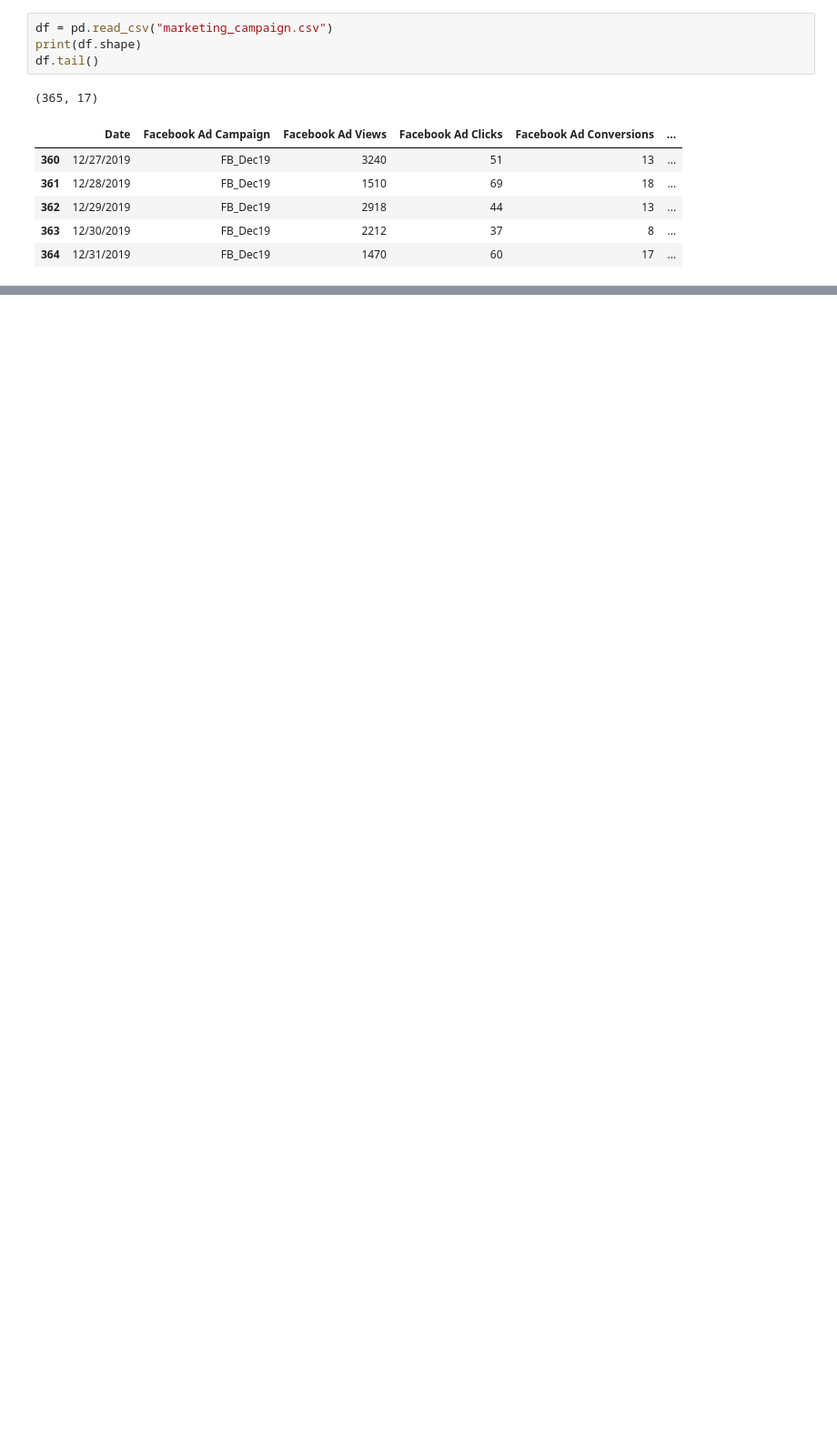
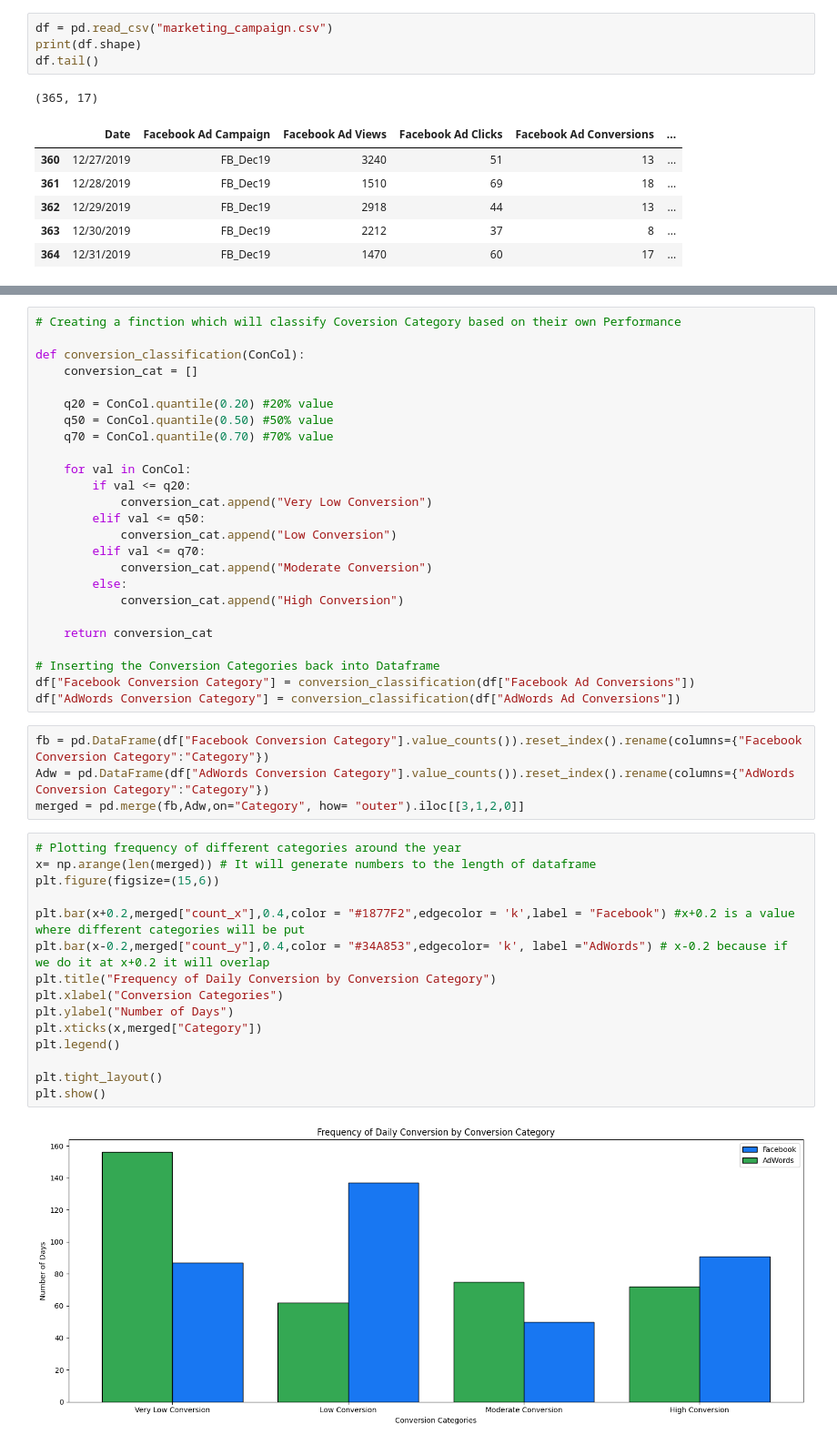
Before and after one commit to Azewkhan/Marketing-Campaign, a Jupyter notebook: Ad_campaign_Analysis.ipynb, the cells around one changed output, grey strips where cells are left out. Shown at 91% size. Saved outputs shown, nothing was run; the diff lists cells and outputs as text; blank space fills up the shorter version.

```diff
--- a/Ad_campaign_Analysis.ipynb
+++ b/Ad_campaign_Analysis.ipynb
@@ -102,0 +81,46 @@ plt.title("Number of clicks on Adwords")
+# %%
+# Creating a finction which will classify Coversion Category based on their own Performance
+
+def conversion_classification(ConCol):
+    conversion_cat = []
+
+    q20 = ConCol.quantile(0.20) #20% value
+    q50 = ConCol.quantile(0.50) #50% value
+    q70 = ConCol.quantile(0.70) #70% value
+
+    for val in ConCol:
+        if val <= q20:
+            conversion_cat.append("Very Low Conversion")
+        elif val <= q50:
+            conversion_cat.append("Low Conversion")
+        elif val <= q70:
+            conversion_cat.append("Moderate Conversion")
+        else:
+            conversion_cat.append("High Conversion")
+
+    return conversion_cat
+
+# Inserting the Conversion Categories back into Dataframe
+df["Facebook Conversion Category"] = conversion_classification(df["Facebook Ad Conversions"])
+df["AdWords Conversion Category"] = conversion_classification(df["AdWords Ad Conversions"])
+# %%
+fb = pd.DataFrame(df["Facebook Conversion Category"].value_counts()).reset_index().rename(columns={"Facebook Conversion Category":"Category"})
+Adw = pd.DataFrame(df["AdWords Conversion Category"].value_counts()).reset_index().rename(columns={"AdWords Conversion Category":"Category"})
+merged = pd.merge(fb,Adw,on="Category", how= "outer").iloc[[3,1,2,0]]
+# %%
+# Plotting frequency of different categories around the year
+x= np.arange(len(merged)) # It will generate numbers to the length of dataframe
+plt.figure(figsize=(15,6))
+
+plt.bar(x+0.2,merged["count_x"],0.4,color = "#1877F2",edgecolor = 'k',label = "Facebook") #x+0.2 is a value where different categories will be put
+plt.bar(x-0.2,merged["count_y"],0.4,color = "#34A853",edgecolor= 'k', label ="AdWords") # x-0.2 because if we do it at x+0.2 it will overlap
+plt.title("Frequency of Daily Conversion by Conversion Category")
+plt.xlabel("Conversion Categories")
+plt.ylabel("Number of Days")
+plt.xticks(x,merged["Category"])
+plt.legend()
+
+plt.tight_layout()
+plt.show()
+# %% [output]
+[figure, added]
```
Also changed, not shown: parts of 35 cells of this notebook.
